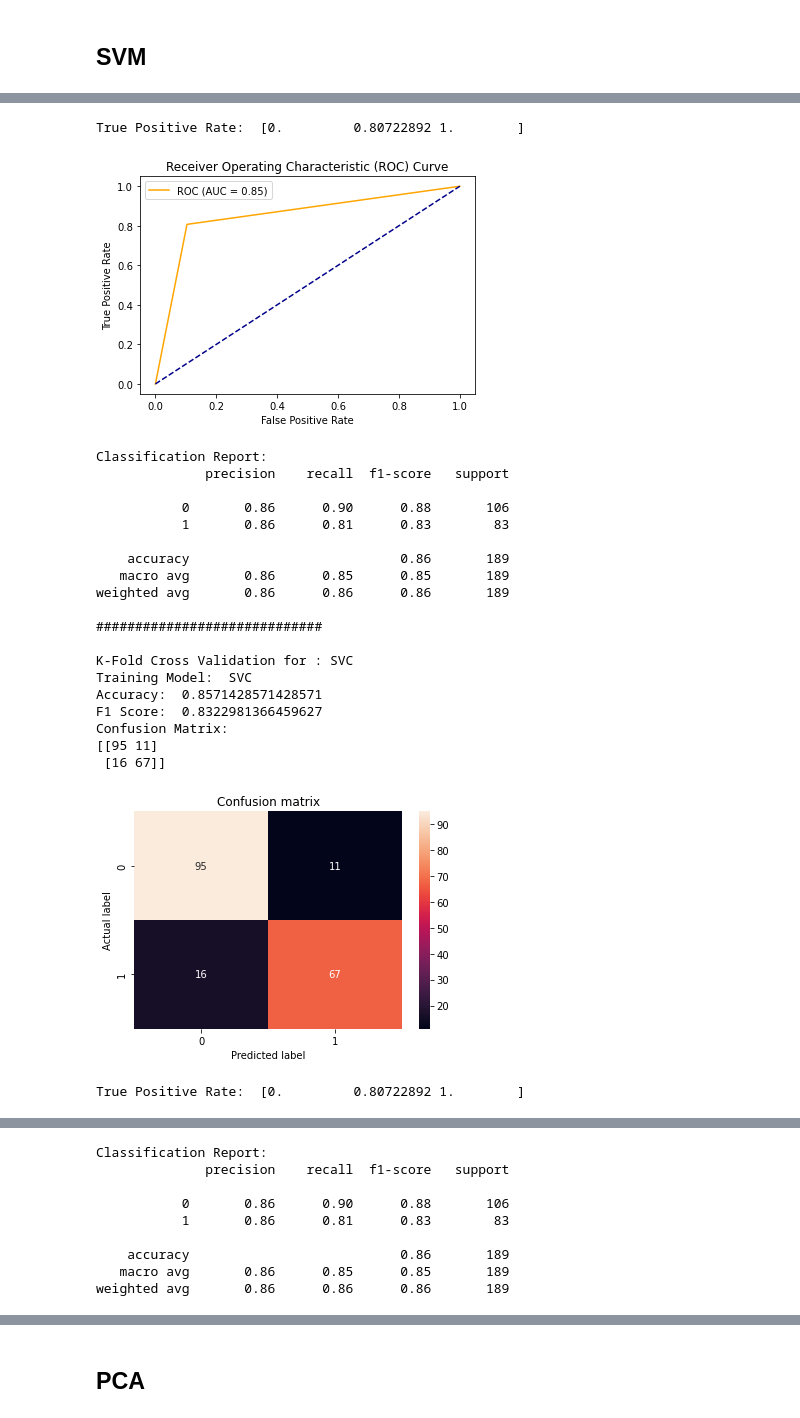
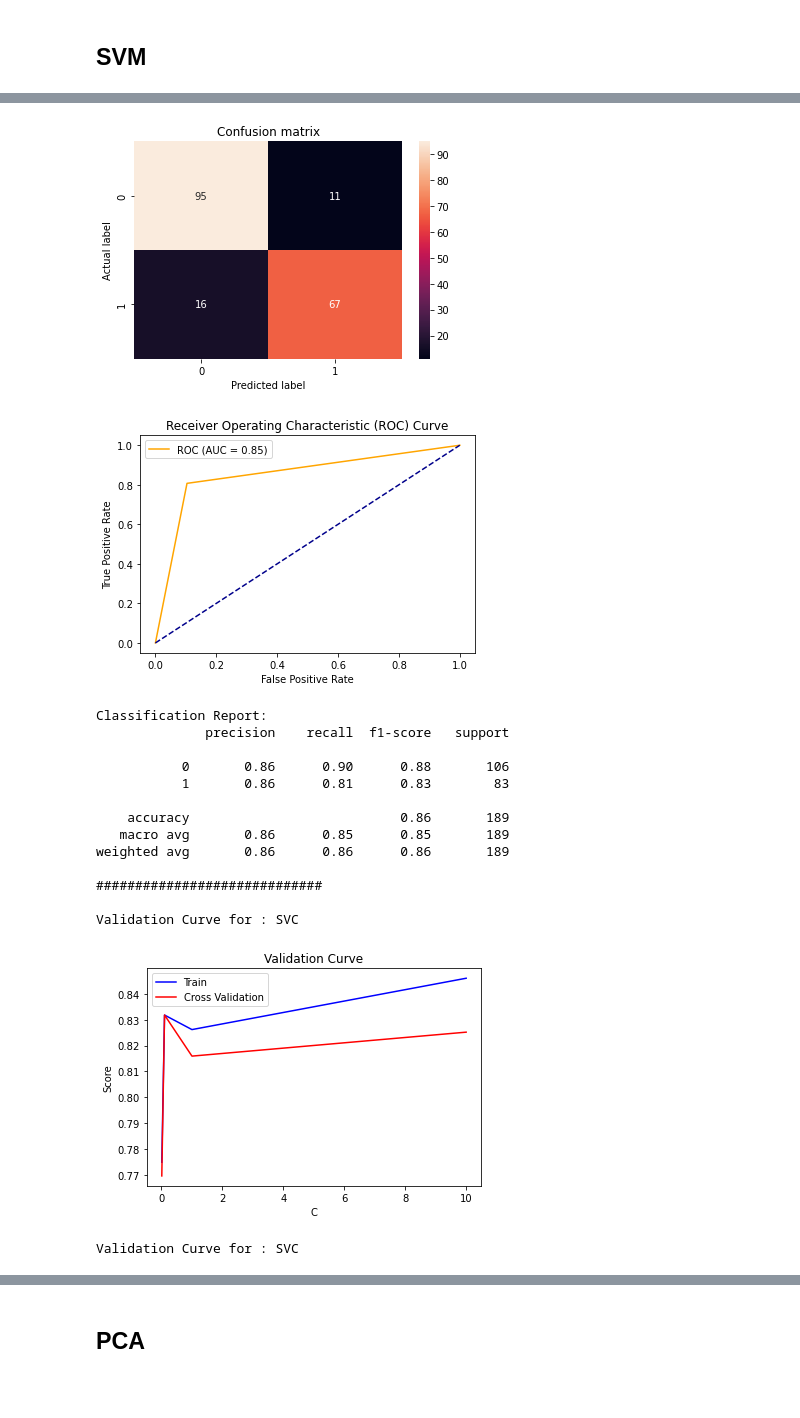
Before and after one commit to TheScorpoi/faa-mammographic, a Jupyter notebook: src/main.ipynb, the cells around one changed output, grey strips where cells are left out. Cells and saved outputs as stored; diff of their text form; code cells hidden in the pictures; blank space fills up the shorter version.

```diff
--- a/src/main.ipynb
+++ b/src/main.ipynb
@@ -416,6 +442,11 @@ print('#############################\n')
 
 mlpClassifierKfmodel = k_fold_cross_validation(svcHyperTuned, 5, X_train, y_train)
 train(mlpClassifierKfmodel, X_train, X_test, y_train, y_test)
+
+print('#############################\n')
+
+validationCurve(np.array([0.01, 0.1, 1, 10]), "C", X_train, y_train, mlpClassifierKfmodel)
+validationCurve(np.array([0.001, 0.01, 0.05, 0.1, 0.5, 1]), "gamma", X_train, y_train, mlpClassifierKfmodel)
 # %% [output]
 Training Model:  SVC
 Accuracy:  0.8518518518518519
@@ -450,23 +500,17 @@ Confusion Matrix:
+[figure]
+[figure]
-True Positive Rate:  [0.         0.80722892 1.        ]
+Classification Report:
+              precision    recall  f1-score   support
+
+           0       0.86      0.90      0.88       106
+           1       0.86      0.81      0.83        83
+
+    accuracy                           0.86       189
+   macro avg       0.86      0.85      0.85       189
+weighted avg       0.86      0.86      0.86       189
+
+#############################
+
+Validation Curve for : SVC
-[figure]
+[figure, added]
-Classification Report:
-              precision    recall  f1-score   support
-
-           0       0.86      0.90      0.88       106
-           1       0.86      0.81      0.83        83
-
-    accuracy                           0.86       189
-   macro avg       0.86      0.85      0.85       189
-weighted avg       0.86      0.86      0.86       189
-
-#############################
-
-K-Fold Cross Validation for : SVC
-Training Model:  SVC
-Accuracy:  0.8571428571428571
-F1 Score:  0.8322981366459627
-Confusion Matrix:
-[[95 11]
- [16 67]]
+Validation Curve for : SVC
-[figure]
-True Positive Rate:  [0.         0.80722892 1.        ]
@@ -474,9 +516,0 @@ True Positive Rate:  [0.         0.80722892 1.        ]
-Classification Report:
-              precision    recall  f1-score   support
-
-           0       0.86      0.90      0.88       106
-           1       0.86      0.81      0.83        83
-
-    accuracy                           0.86       189
-   macro avg       0.86      0.85      0.85       189
-weighted avg       0.86      0.86      0.86       189
```
Also changed, not shown: parts of 18 cells of this notebook, 1 other file.
